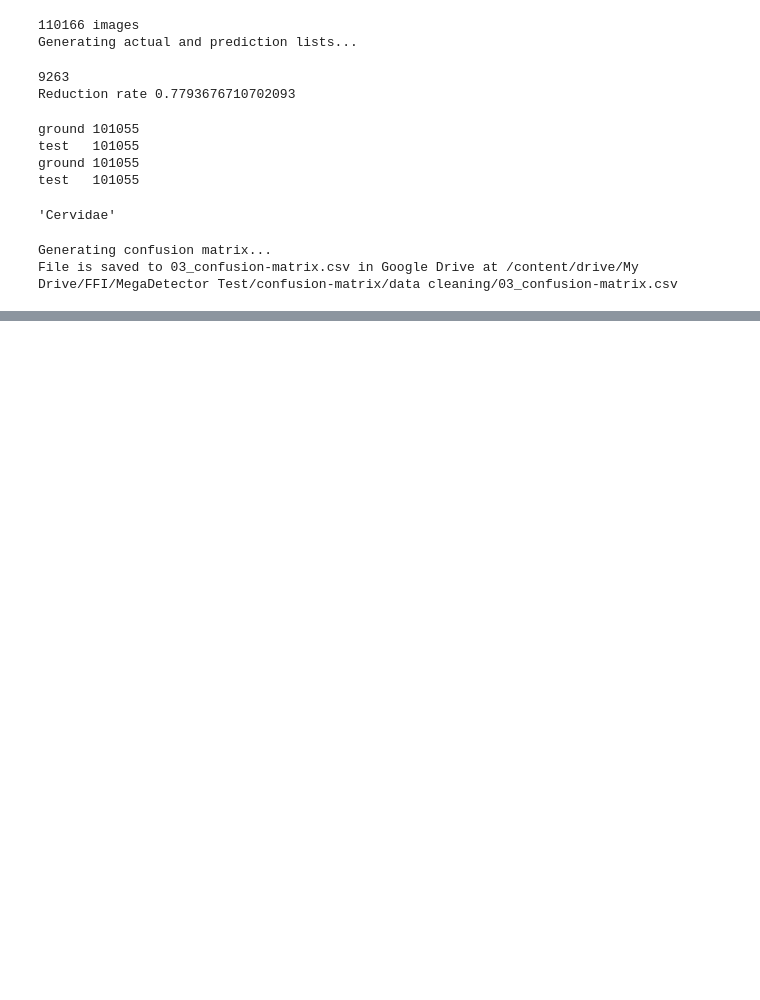
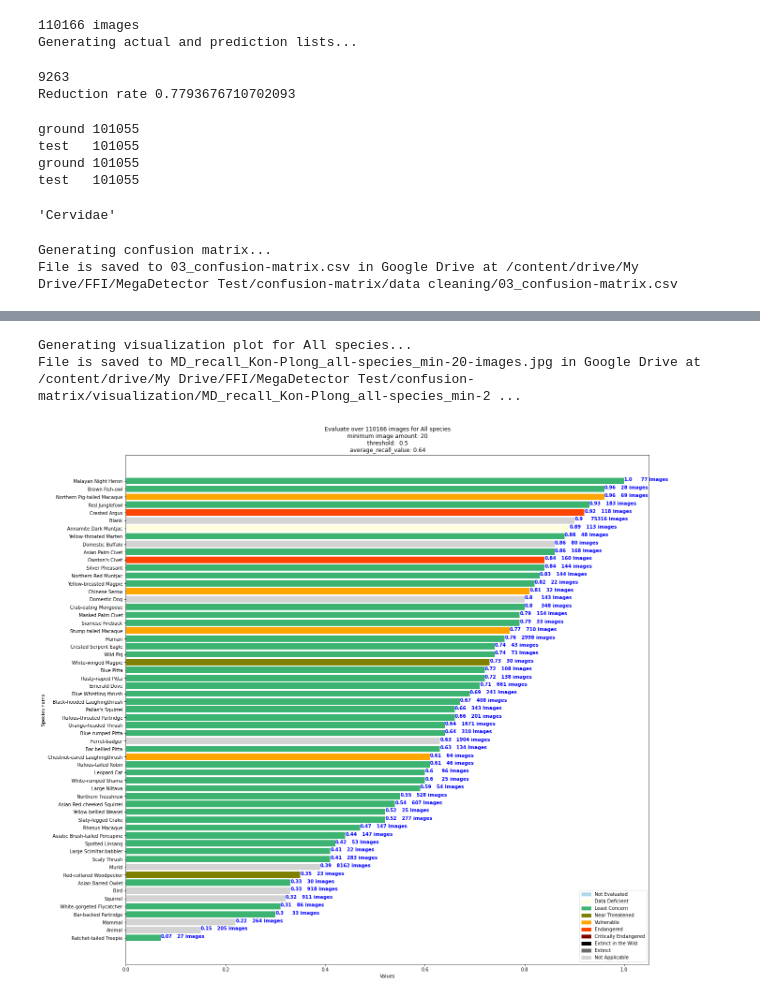
Before and after one commit to FFI-Vietnam/camtrap-tools, a Jupyter notebook: MegaDetector/confusion_matrix/03_create-confusion-matrix.ipynb, the cells around one changed output, grey strips where cells are left out. Saved outputs shown, nothing was run; the diff lists cells and outputs as text; code cells hidden in the pictures; blank space fills up the shorter version.

```diff
--- a/MegaDetector/confusion_matrix/03_create-confusion-matrix.ipynb
+++ b/MegaDetector/confusion_matrix/03_create-confusion-matrix.ipynb
@@ -695,13 +720,17 @@ for name in confusion_matrix.columns:
 # %%
 # draw bar graph
 visualize_recall_bargraph('All species',
                           confusion_matrix,
                           threshold=0.5,
                           color_dict = colors,
                           num_image_threshold=20,
                           legend_by_color=True,
                           custom_size=(20,20),
-                          save_fig="MD_recall_Kon-Plong_all-species_min-20-images.jpg")
+                          save_fig="normal/MD_recall_Kon-Plong_all-species_min-20-images.jpg")
+# %% [output]
+Generating visualization plot for All species...
+File is saved to MD_recall_Kon-Plong_all-species_min-20-images.jpg in Google Drive at /content/drive/My Drive/FFI/MegaDetector Test/confusion-matrix/visualization/MD_recall_Kon-Plong_all-species_min-2 ...
+[figure, added]
 # %%
 # by large group
 colors_large_group = {}
```
Also changed, not shown: parts of 17 cells of this notebook.
